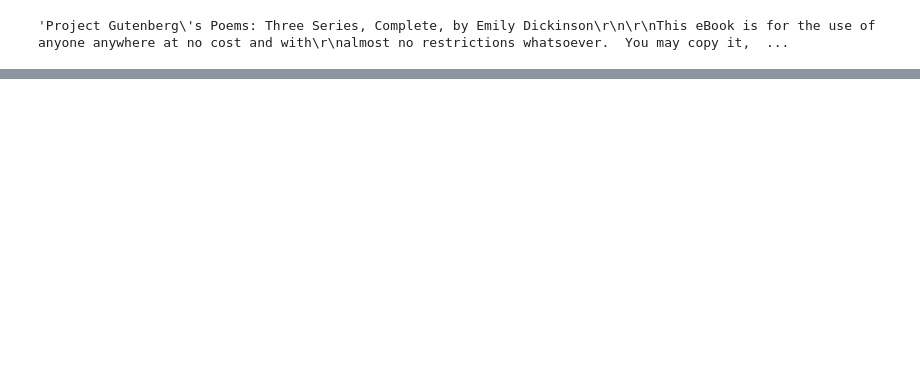
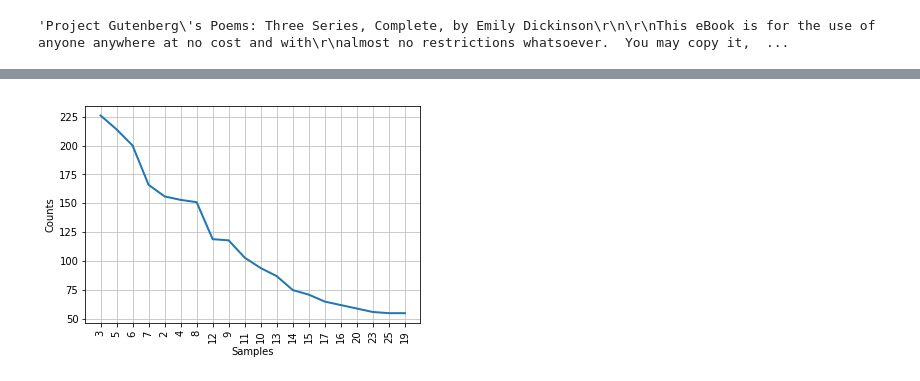
Before and after one commit to unmrds/cc-nlp, a Jupyter notebook: 02_Python_NLP_Tutorial.ipynb, the cells around one changed output, grey strips where cells are left out. Drawn from its saved outputs; the diff is of its cells as text; code cells hidden in the pictures; blank space fills up the shorter version.

Commit message:
some length analyses

```diff
--- a/02_Python_NLP_Tutorial.ipynb
+++ b/02_Python_NLP_Tutorial.ipynb
@@ -428,0 +474,10 @@ AssertionError:
+# %%
+# slice sentence lists to only include poetry
+
+w_sents = am_poets.sents(wf)[10:wlen]
+e_sents = am_poets.sents(ef)[8:elen]
+# %%
+w_wc = 0
+for s in w_sents:
+    w_wc += len(s)
+print(w_wc / len(w_sents))
@@ -428,0 +486,5 @@ AssertionError:
+# %%
+e_wc = 0
+for s in e_sents:
+    e_wc += len(s)
+print(e_wc / len(e_sents))
@@ -428,0 +511,6 @@ AssertionError:
+# %%
+# fdist = FreqDist(len(w) for w in text1)
+
+# fdist of sentence lengths
+
+ws_fdist = FreqDist(len(s) for s in w_sents)
@@ -428,0 +558,4 @@ AssertionError:
+# %%
+ws_fdist.plot(20)
+# %% [output]
+[figure, added]
```
Also changed, not shown: parts of 62 cells of this notebook, 5 other files.
